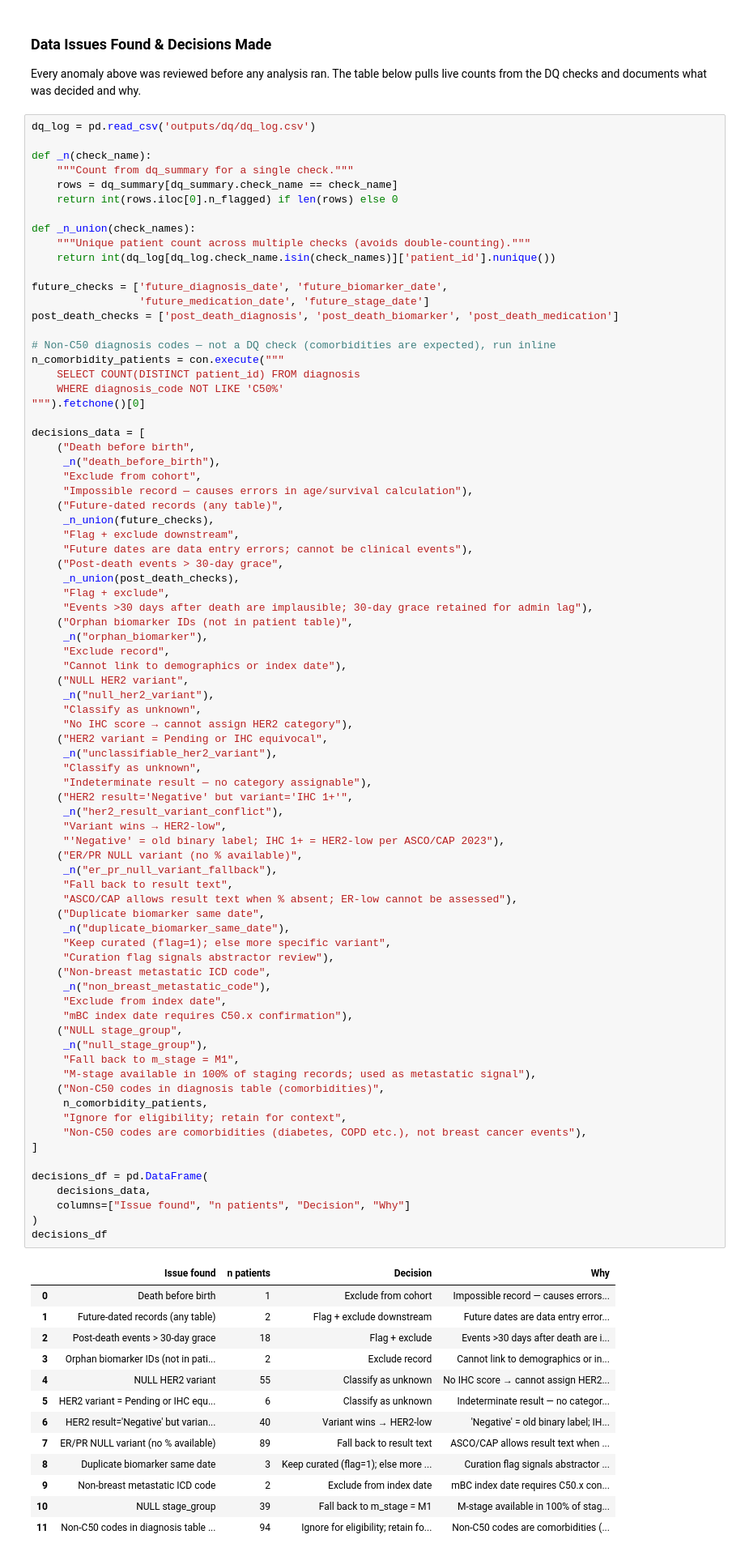
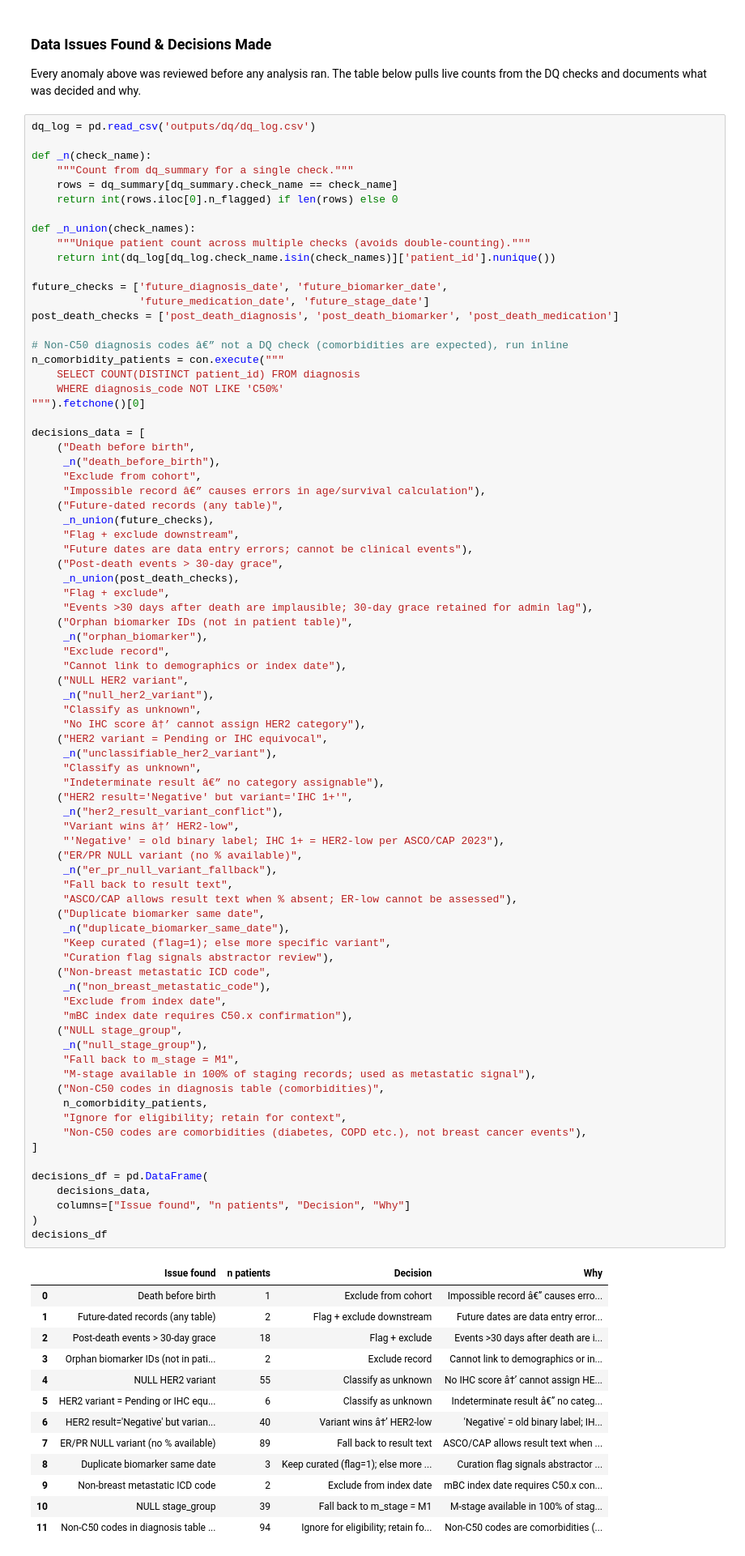
Before and after one commit to Dr-Data-Azam/oncology-rwd-her2-mbc-enhertu-uptake-analysis, a Jupyter notebook: notebooks/analysis.ipynb, the cells around one changed output. Shown at 81% size. Saved outputs shown, nothing was run; the diff lists cells and outputs as text.

```diff
--- a/notebooks/analysis.ipynb
+++ b/notebooks/analysis.ipynb
@@ -123,7 +175,7 @@ future_checks = ['future_diagnosis_date', 'future_biomarker_date',
                  'future_medication_date', 'future_stage_date']
 post_death_checks = ['post_death_diagnosis', 'post_death_biomarker', 'post_death_medication']
 
-# Non-C50 diagnosis codes — not a DQ check (comorbidities are expected), run inline
+# Non-C50 diagnosis codes â€” not a DQ check (comorbidities are expected), run inline
 n_comorbidity_patients = con.execute("""
     SELECT COUNT(DISTINCT patient_id) FROM diagnosis
     WHERE diagnosis_code NOT LIKE 'C50%'
@@ -133,7 +185,7 @@ decisions_data = [
     ("Death before birth",
      _n("death_before_birth"),
      "Exclude from cohort",
-     "Impossible record — causes errors in age/survival calculation"),
+     "Impossible record â€” causes errors in age/survival calculation"),
     ("Future-dated records (any table)",
      _n_union(future_checks),
      "Flag + exclude downstream",
@@ -149,51 +201,51 @@ decisions_data = [
     ("NULL HER2 variant",
      _n("null_her2_variant"),
      "Classify as unknown",
-     "No IHC score → cannot assign HER2 category"),
+     "No IHC score â†’ cannot assign HER2 category"),
     ("HER2 variant = Pending or IHC equivocal",
      _n("unclassifiable_her2_variant"),
      "Classify as unknown",
-     "Indeterminate result — no category assignable"),
+     "Indeterminate result â€” no category assignable"),
     ("HER2 result='Negative' but variant='IHC 1+'",
      _n("her2_result_variant_conflict"),
-     "Variant wins → HER2-low",
+     "Variant wins â†’ HER2-low",
      "'Negative' = old binary label; IHC 1+ = HER2-low per ASCO/CAP 2023"),
     ("ER/PR NULL variant (no % available)",
      _n("er_pr_null_variant_fallback"),
      "Fall back to result text",
      "ASCO/CAP allows result text when % absent; ER-low cannot be assessed"),
     ("Duplicate biomarker same date",
      _n("duplicate_biomarker_same_date"),
      "Keep curated (flag=1); else more specific variant",
      "Curation flag signals abstractor review"),
     ("Non-breast metastatic ICD code",
      _n("non_breast_metastatic_code"),
      "Exclude from index date",
      "mBC index date requires C50.x confirmation"),
     ("NULL stage_group",
      _n("null_stage_group"),
      "Fall back to m_stage = M1",
      "M-stage available in 100% of staging records; used as metastatic signal"),
     ("Non-C50 codes in diagnosis table (comorbidities)",
      n_comorbidity_patients,
      "Ignore for eligibility; retain for context",
      "Non-C50 codes are comorbidities (diabetes, COPD etc.), not breast cancer events"),
 ]
 
 decisions_df = pd.DataFrame(
     decisions_data,
     columns=["Issue found", "n patients", "Decision", "Why"]
 )
 decisions_df
 # %% [output]
 |  | Issue found | n patients | Decision | Why |
-| 0 | Death before birth | 1 | Exclude from cohort | Impossible record — causes errors... |
+| 0 | Death before birth | 1 | Exclude from cohort | Impossible record â€” causes erro... |
 | 1 | Future-dated records (any table) | 2 | Flag + exclude downstream | Future dates are data entry error... |
 | 2 | Post-death events > 30-day grace | 18 | Flag + exclude | Events >30 days after death are i... |
 | 3 | Orphan biomarker IDs (not in pati... | 2 | Exclude record | Cannot link to demographics or in... |
-| 4 | NULL HER2 variant | 55 | Classify as unknown | No IHC score → cannot assign HER2... |
-| 5 | HER2 variant = Pending or IHC equ... | 6 | Classify as unknown | Indeterminate result — no categor... |
-| 6 | HER2 result='Negative' but varian... | 40 | Variant wins → HER2-low | 'Negative' = old binary label; IH... |
+| 4 | NULL HER2 variant | 55 | Classify as unknown | No IHC score â†’ cannot assign HE... |
+| 5 | HER2 variant = Pending or IHC equ... | 6 | Classify as unknown | Indeterminate result â€” no categ... |
+| 6 | HER2 result='Negative' but varian... | 40 | Variant wins â†’ HER2-low | 'Negative' = old binary label; IH... |
 | 7 | ER/PR NULL variant (no % available) | 89 | Fall back to result text | ASCO/CAP allows result text when ... |
 | 8 | Duplicate biomarker same date | 3 | Keep curated (flag=1); else more ... | Curation flag signals abstractor ... |
 | 9 | Non-breast metastatic ICD code | 2 | Exclude from index date | mBC index date requires C50.x con... |
```
Also changed, not shown: parts of 47 cells of this notebook, 29 other files.
